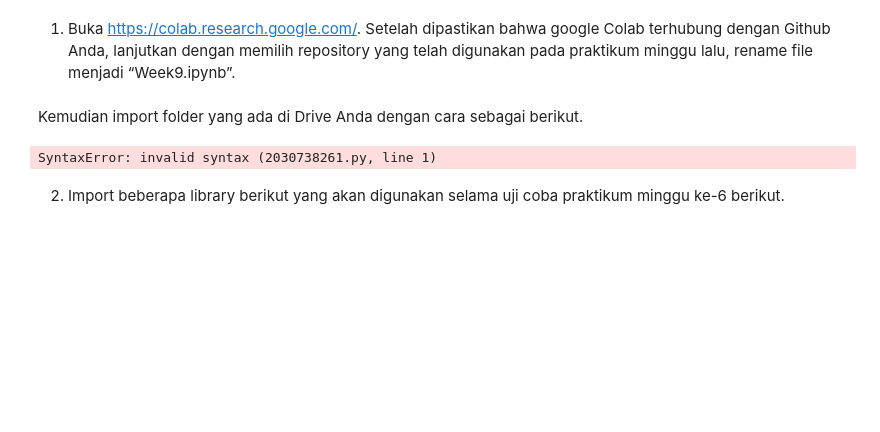
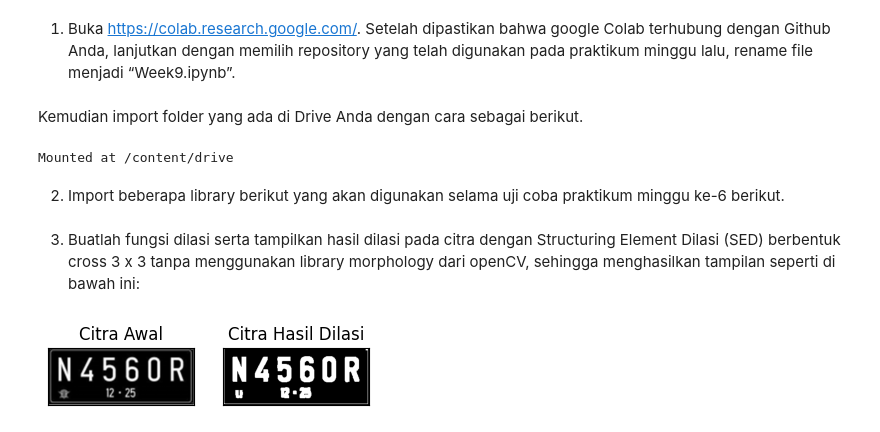
Before and after one commit to kenzuroid-tech/PVCK_Ganjil_2026, a Jupyter notebook: Week9.ipynb, the cells around one changed output. Drawn from its saved outputs; the diff is of its cells as text; code cells hidden in the pictures; blank space fills up the shorter version.

```diff
--- a/Week9.ipynb
+++ b/Week9.ipynb
@@ -5,8 +5,9 @@
 # %% [markdown]
 Kemudian import folder yang ada di Drive Anda dengan cara sebagai berikut.
 # %%
-from google.colab import drive drive.mount('/content/drive')
+from google.colab import drive
+drive.mount('/content/drive')
 # %% [output]
-SyntaxError: invalid syntax (2030738261.py, line 1)
+Mounted at /content/drive
 # %% [markdown]
 2. Import beberapa library berikut yang akan digunakan selama uji coba praktikum minggu ke-6 berikut.
@@ -12,0 +18,35 @@ SyntaxError: invalid syntax (2030738261.py, line 1)
+# %% [markdown]
+3. Buatlah fungsi dilasi serta tampilkan hasil dilasi pada citra dengan Structuring Element Dilasi (SED) berbentuk cross 3 x 3 tanpa menggunakan library morphology dari openCV, sehingga menghasilkan tampilan seperti di bawah ini:
+# %%
+# 3. Dilasi tanpa library
+def dilasi_citra(F,w):
+ #size image
+ p,q= F.shape
+
+ imgD= np.zeros((p,q), dtype=np.uint8)
+
+ #Generate structure element dilasi (SED)
+ SED= np.ones((w,w), dtype=np.uint8)
+ constant1= (w-1)//2
+
+ #Proses Dilasi
+ for i in range(constant1, p-constant1):
+  for j in range(constant1,q-constant1):
+    temp= F[i-constant1:i+constant1+1, j-constant1:j+constant1+1]
+    product= temp*SED
+    imgD[i,j]= np.max(product)
+ return imgD
+
+img_d= cv2.imread('/content/drive/MyDrive/PVCK/GAMBAR/Plat Nomor.png',0)
+ret, thresh = cv2.threshold(img_d, 125, 200, cv2.THRESH_BINARY)
+
+w=5
+imgD = dilasi_citra(thresh,w)
+
+plt.subplot(131),plt.imshow(img_d,cmap = 'gray')
+plt.title('Citra Awal'), plt.xticks([]), plt.yticks([])
+plt.subplot(132),plt.imshow(imgD,cmap = 'gray')
+plt.title('Citra Hasil Dilasi'), plt.xticks([]), plt.yticks([])
+plt.show()
+# %% [output]
+[figure, added]
```
Also changed, not shown: parts of 35 cells of this notebook.
